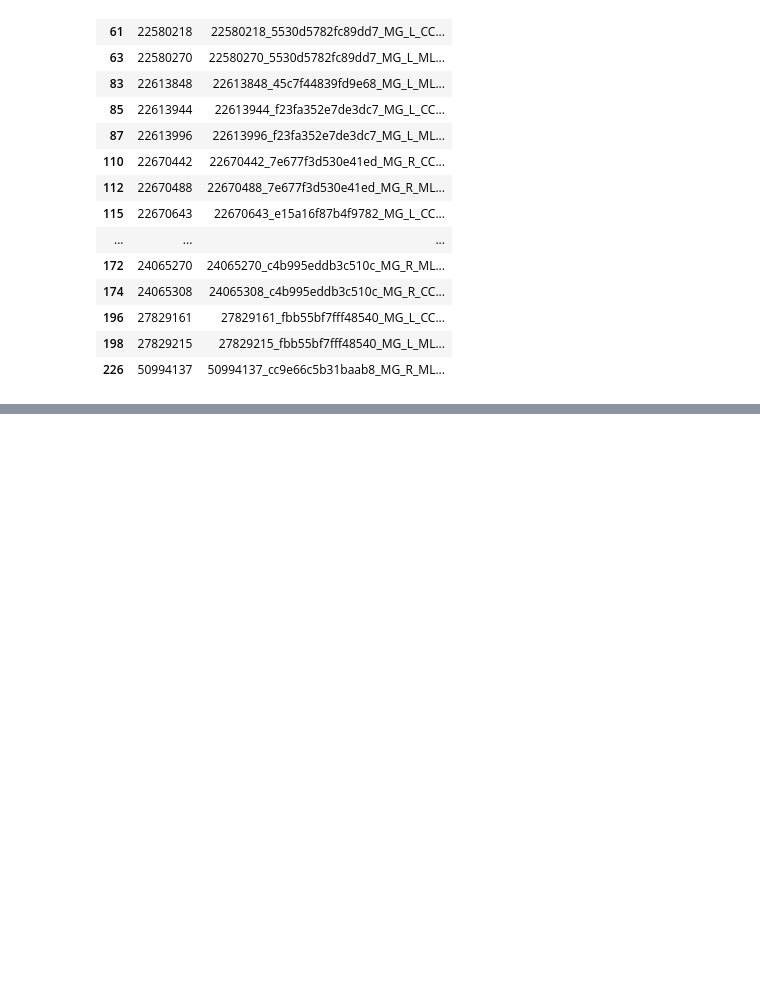
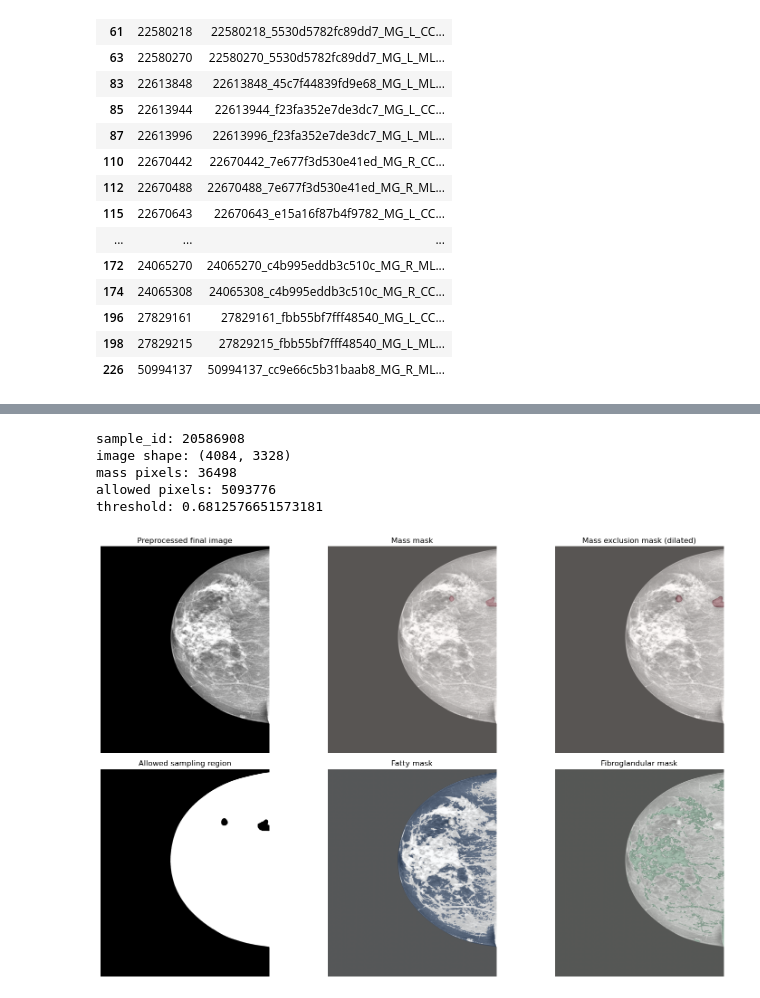
Before and after one commit to Nabeel-CH/Project34, a Jupyter notebook: Step 1.2 - Mass Localisation.ipynb, the cells around one changed output, grey strips where cells are left out. Drawn from its saved outputs; the diff is of its cells as text; code cells hidden in the pictures; blank space fills up the shorter version.

```diff
--- a/Step 1.2 - Mass Localisation.ipynb
+++ b/Step 1.2 - Mass Localisation.ipynb
@@ -497,0 +136,15 @@ cell 1
+# %%
+def build_dicom_index(dicom_dir: Path):
+    idx = {}
+    for fp in dicom_dir.rglob("*"):
+        if fp.is_dir():
+            continue
+        # many INbreast dicoms have no extension; accept everything that starts with digits
+        m = re.match(r"^(\d+)_", fp.name)
+        if m:
+            idx[int(m.group(1))] = fp
+    return idx
+
+dicom_index = build_dicom_index(DICOM_DIR)
+print("Indexed DICOMs:", len(dicom_index))
+print("Example:", next(iter(dicom_index.items())) if dicom_index else None)
@@ -497,0 +883,65 @@ cell 1
+# %%
+# Pick one example case that has all needed files
+sample_id = eligible_ids[0]
+
+img = np.load(final_index[sample_id]).astype(np.float32)
+breast_mask = np.load(bmask_index[sample_id]).astype(bool)
+pect_mask = np.load(pmask_index[sample_id]).astype(bool) if sample_id in pmask_index else np.zeros_like(breast_mask, dtype=bool)
+
+mass_mask = build_mass_mask(sample_id, img.shape)
+mass_excl = dilate_mask(mass_mask, radius=16)
+
+allowed_mask = breast_mask & (~pect_mask) & (~mass_excl)
+fatty_mask, fibro_mask, thr = split_fatty_vs_fibro(img, allowed_mask, gap=0.03)
+
+print("sample_id:", sample_id)
+print("image shape:", img.shape)
+print("mass pixels:", int(mass_mask.sum()))
+print("allowed pixels:", int(allowed_mask.sum()))
+print("threshold:", thr)
+
+plt.figure(figsize=(16, 10))
+
+plt.subplot(2, 3, 1)
+plt.imshow(img, cmap="gray")
+plt.title("Preprocessed final image")
+plt.axis("off")
+
+plt.subplot(2, 3, 2)
+plt.imshow(img, cmap="gray")
+plt.imshow(mass_mask, alpha=0.35, cmap="Reds")
+plt.title("Mass mask")
+plt.axis("off")
+
+plt.subplot(2, 3, 3)
+plt.imshow(img, cmap="gray")
+plt.imshow(mass_excl, alpha=0.35, cmap="Reds")
+plt.title("Mass exclusion mask (dilated)")
+plt.axis("off")
+
+plt.subplot(2, 3, 4)
+plt.imshow(allowed_mask, cmap="gray")
+plt.title("Allowed sampling region")
+plt.axis("off")
+
+plt.subplot(2, 3, 5)
+plt.imshow(img, cmap="gray")
+plt.imshow(fatty_mask, alpha=0.35, cmap="Blues")
+plt.title("Fatty mask")
+plt.axis("off")
+
+plt.subplot(2, 3, 6)
+plt.imshow(img, cmap="gray")
+plt.imshow(fibro_mask, alpha=0.35, cmap="Greens")
+plt.title("Fibroglandular mask")
+plt.axis("off")
+
+plt.tight_layout()
+plt.show()
+# %% [output]
+sample_id: 20586908
+image shape: (4084, 3328)
+mass pixels: 36498
+allowed pixels: 5093776
+threshold: 0.6812576651573181
+[figure, added]
```
Also changed, not shown: parts of 32 cells of this notebook.
